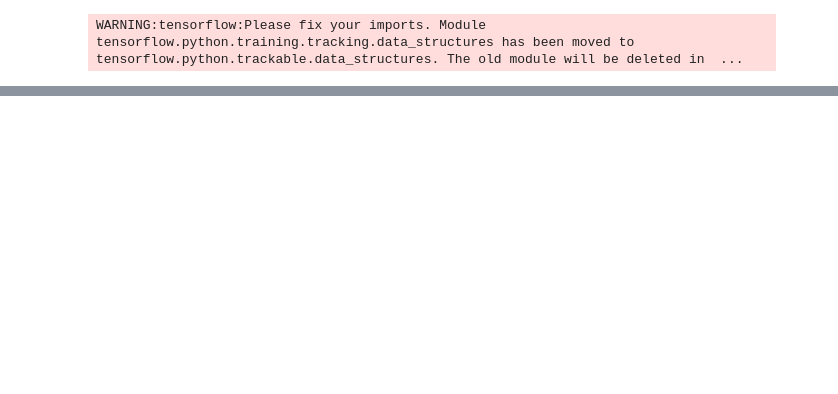
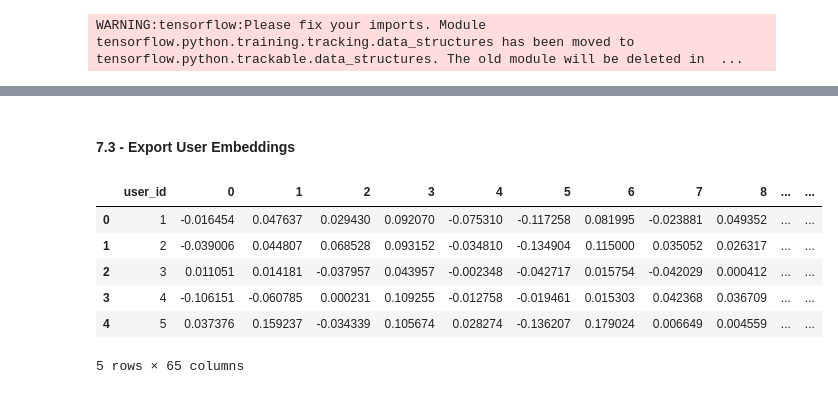
Before and after one commit to ChamathKB/Real-time-Recommendation-Systems, a Jupyter notebook: offline-batch-recsys/Offline_Batch_Recommender_System.ipynb, the cells around one changed output, grey strips where cells are left out. Drawn from its saved outputs; the diff is of its cells as text; code cells hidden in the pictures; blank space fills up the shorter version.

```diff
--- a/offline-batch-recsys/Offline_Batch_Recommender_System.ipynb
+++ b/offline-batch-recsys/Offline_Batch_Recommender_System.ipynb
@@ -367,0 +655,5 @@ array([[0.02237884, 0.01794879, 0.0142032 , 0.0141079 , 0.01247173,
+# %%
+user_features = (
+    unique_rows_by_features(train_retrieval, Tags.USER, Tags.USER_ID).compute().reset_index(drop=True)
+)
+user_features.head()
@@ -367,0 +670,14 @@ array([[0.02237884, 0.01794879, 0.0142032 , 0.0141079 , 0.01247173,
+# %% [markdown]
+#### 7.3 - Export User Embeddings
+# %%
+queries = retrieval_model.query_embeddings(Dataset(user_features, schema=schema), batch_size=1024, index=Tags.USER_ID)
+query_embs_df = queries.compute(scheduler="synchronous").reset_index()
+query_embs_df.head()
+# %% [output]
+|  | user_id | 0 | 1 | 2 | 3 | 4 | 5 | 6 | 7 | 8 | ... | ... |
+| 0 | 1 | -0.016454 | 0.047637 | 0.029430 | 0.092070 | -0.075310 | -0.117258 | 0.081995 | -0.023881 | 0.049352 | ... | ... |
+| 1 | 2 | -0.039006 | 0.044807 | 0.068528 | 0.093152 | -0.034810 | -0.134904 | 0.115000 | 0.035052 | 0.026317 | ... | ... |
+| 2 | 3 | 0.011051 | 0.014181 | -0.037957 | 0.043957 | -0.002348 | -0.042717 | 0.015754 | -0.042029 | 0.000412 | ... | ... |
+| 3 | 4 | -0.106151 | -0.060785 | 0.000231 | 0.109255 | -0.012758 | -0.019461 | 0.015303 | 0.042368 | 0.036709 | ... | ... |
+| 4 | 5 | 0.037376 | 0.159237 | -0.034339 | 0.105674 | 0.028274 | -0.136207 | 0.179024 | 0.006649 | 0.004559 | ... | ... |
+5 rows × 65 columns
```
Also changed, not shown: parts of 56 cells of this notebook.
